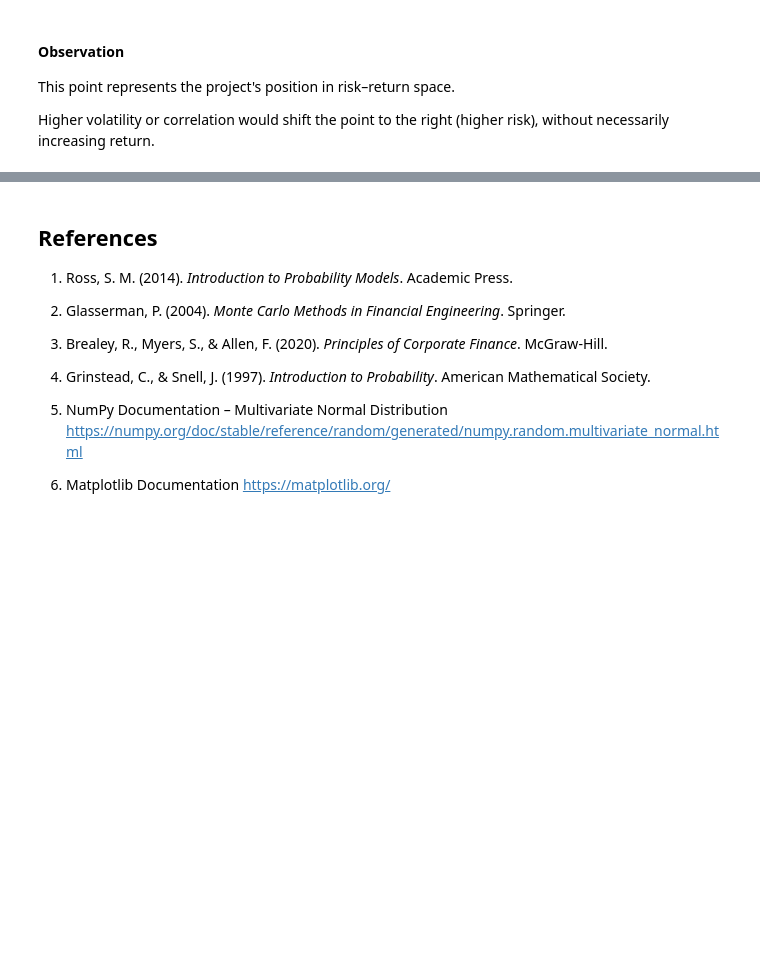
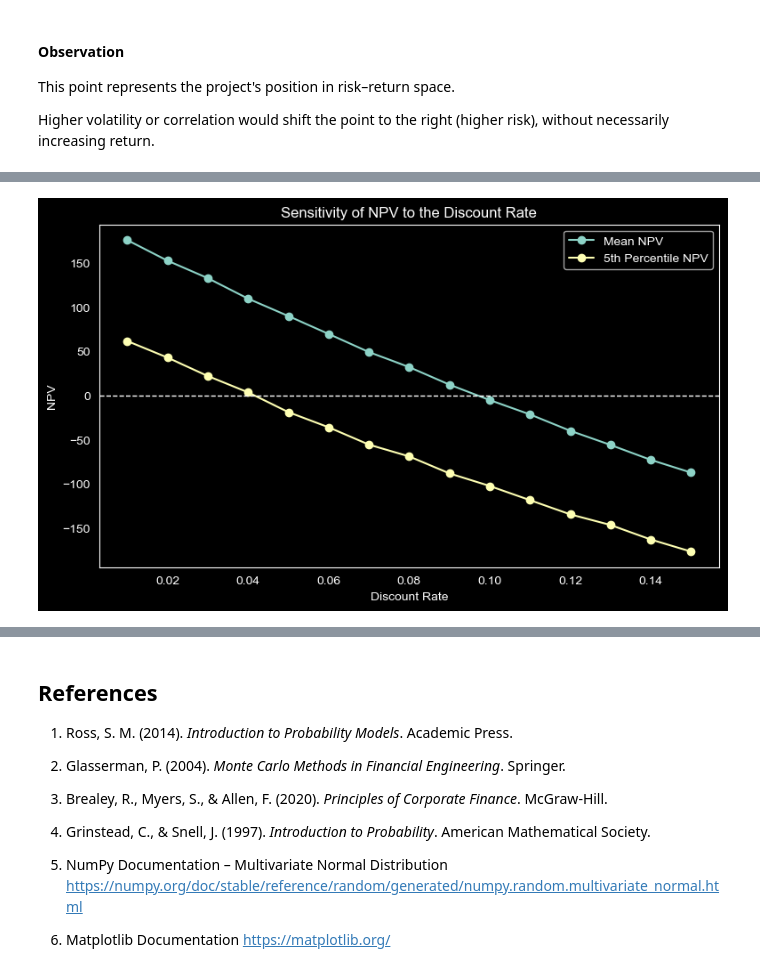
Before and after one commit to Wexwer/TVM-MonteCarlo-Scientific_Study, a Jupyter notebook: time_value_of_money.ipynb, the cells around one changed output, grey strips where cells are left out. Cells and saved outputs as stored; diff of their text form; code cells hidden in the pictures; blank space fills up the shorter version.

Commit message:
Discount rate sensitivity analysis and loss probability visualization

```diff
--- a/time_value_of_money.ipynb
+++ b/time_value_of_money.ipynb
@@ -1154,0 +1171,23 @@ to the right (higher risk), without necessarily increasing return.
+# %%
+discount_rates = np.linspace(0.01, 0.15, 15)
+mean_npvs_by_r = []
+p5_npvs_by_r = []
+
+for r_sensativity in discount_rates:
+    temp_results = simulate_npv_triangular(5000, r_sensativity, a, m, b)
+    mean_npvs_by_r.append(np.mean(temp_results))
+    p5_npvs_by_r.append(np.percentile(temp_results, 5))
+
+plt.figure(figsize=(9,5))
+plt.plot(discount_rates, mean_npvs_by_r, marker="o", label="Mean NPV")
+plt.plot(discount_rates, p5_npvs_by_r, marker="o", label="5th Percentile NPV")
+
+plt.axhline(0, linestyle="--", linewidth=1)
+plt.title("Sensitivity of NPV to the Discount Rate")
+plt.xlabel("Discount Rate")
+plt.ylabel("NPV")
+plt.legend()
+plt.grid(None)
+plt.show()
+# %% [output]
+[figure, added]
```
Also changed, not shown: parts of 6 cells of this notebook.
